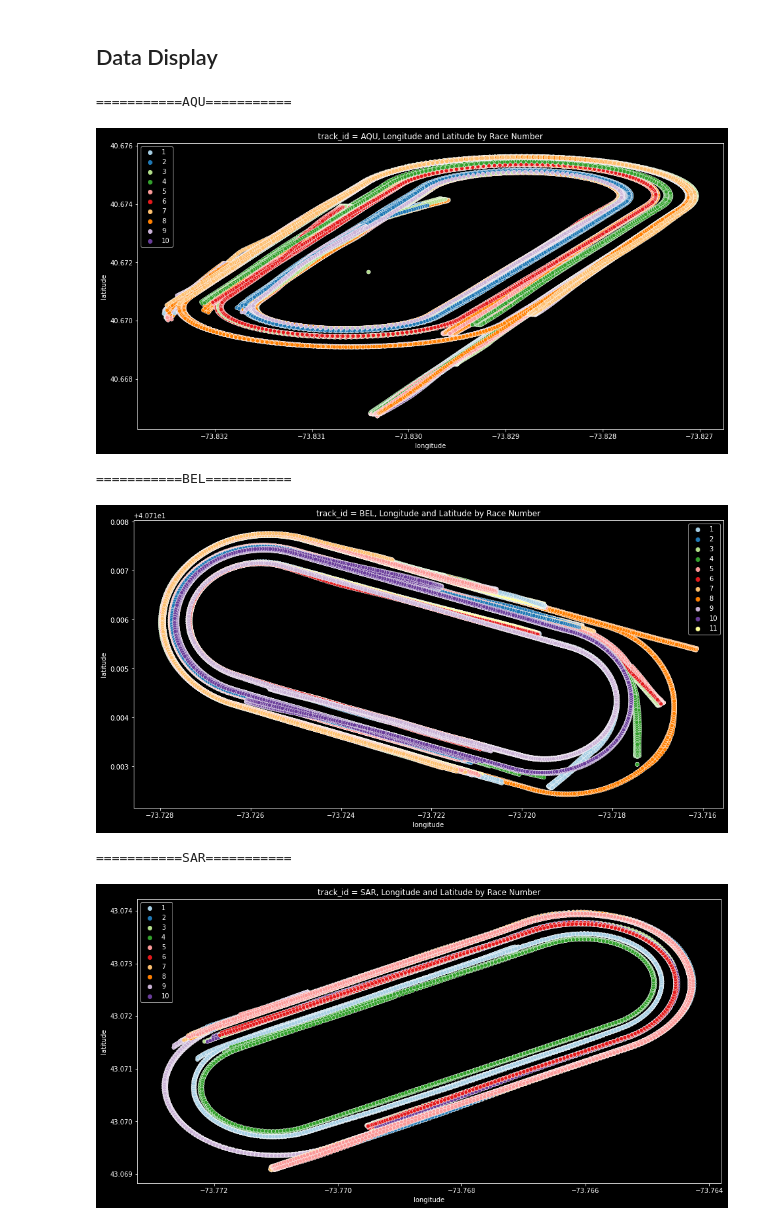
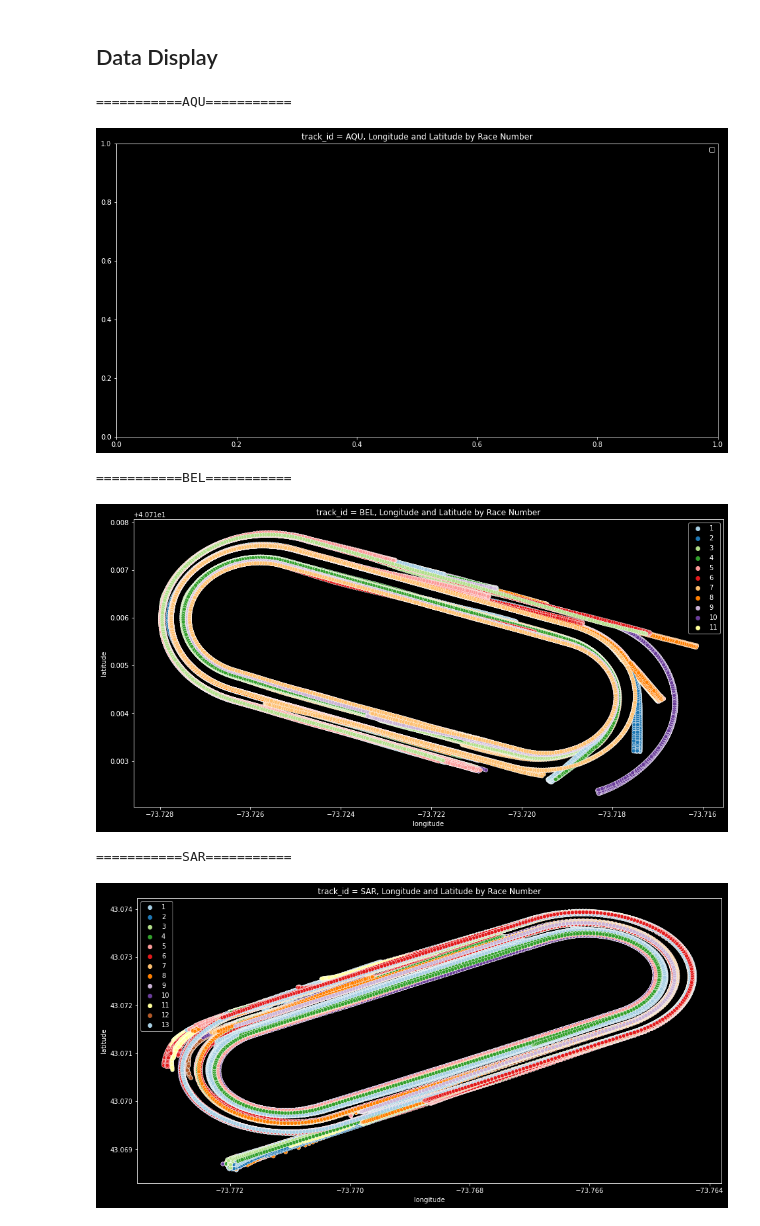
Before and after one commit to Abuynits/imageEmbeddingKaggleComp, a Jupyter notebook: bigDataDerby/big-data-derby.ipynb, the cells around one changed output. Saved outputs shown, nothing was run; the diff lists cells and outputs as text; code cells hidden in the pictures.

```diff
--- a/bigDataDerby/big-data-derby.ipynb
+++ b/bigDataDerby/big-data-derby.ipynb
@@ -1,6 +1,6 @@
 # %%
 class RunType:
-    debug = False # specify whether debug is enabled
+    debug = True # specify whether debug is enabled
     show_data = True # specify whether data information is displayed
 # %% [markdown]
 ## Imports
@@ -111,25 +63,25 @@ Complete!
 # %%
 if RunType.show_data:
     unique_id = tracking_table['track_id'].unique()
     interested_month = 7
     for track_id in unique_id:
         print(f"==========={track_id}===========")
         tracking0 = tracking_table[tracking_table["track_id"] == track_id]
-        tracking1 = tracking0[tracking0["race_date"].str.split('-').str[2].astype(int) == interested_month]
+        tracking1 = tracking0[tracking0["race_date"].str.split('-').str[1].astype(int) == interested_month]
         if(RunType.debug):
             print("Entry Count:",len(tracking1))
 
         plt.style.use("dark_background")
         plt.figure(figsize = (16, 8))
         sns.scatterplot(data = tracking1, x = "longitude", y = "latitude", hue = "race_number", palette = "Paired")
 
         plt.title(f"track_id = {track_id}, Longitude and Latitude by Race Number")
         plt.legend()
         plt.show()
 # %% [output]
 ===========AQU===========
-[figure, old version]
+[figure, new version]
 ===========BEL===========
-[figure, old version]
+[figure, new version]
 ===========SAR===========
-[figure, old version]
+[figure, new version]
```
Also changed, not shown: parts of 4 cells of this notebook.
